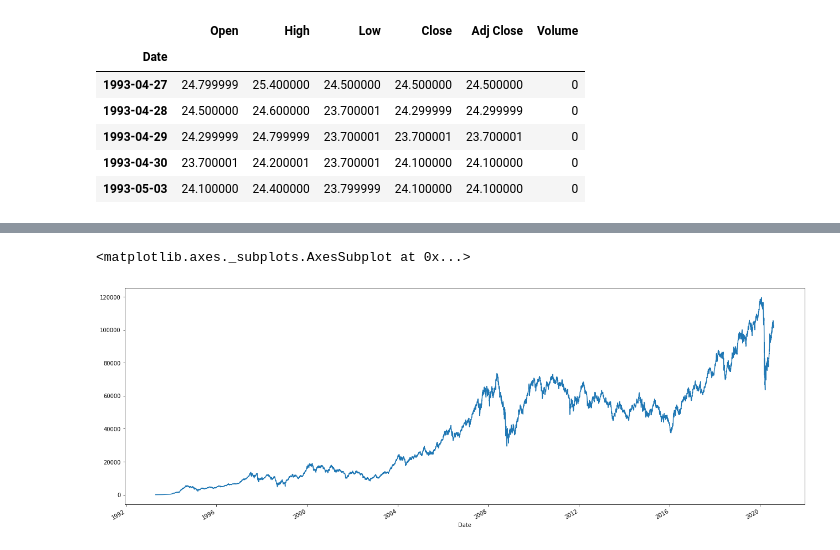
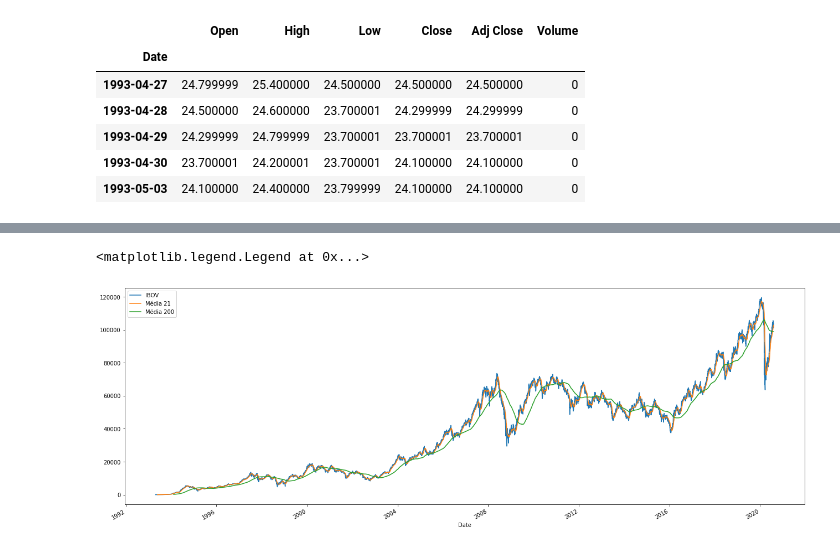
Before and after one commit to Angelicogfa/AnaliseFinanceiraApiYahoo, a Jupyter notebook: AnaliseFinanceiraApiBolsa.ipynb, the cells around one changed output, grey strips where cells are left out. Drawn from its saved outputs; the diff is of its cells as text; code cells hidden in the pictures.

```diff
--- a/AnaliseFinanceiraApiBolsa.ipynb
+++ b/AnaliseFinanceiraApiBolsa.ipynb
@@ -60,5 +62,8 @@ ibov.tail()
-# %%
-ibov['Close'].plot(figsize=(22,8))
-# %% [output]
-<matplotlib.axes._subplots.AxesSubplot at 0x...>
-[figure, removed]
+# %%
+ibov['Close'].plot(figsize=(22,8), label='IBOV')
+ibov['Close'].rolling(20).mean().plot(figsize=(22,8), label='Média 21')
+ibov['Close'].rolling(200).mean().plot(figsize=(22,8), label='Média 200')
+plt.legend()
+# %% [output]
+<matplotlib.legend.Legend at 0x...>
+[figure, added]
```
Also changed, not shown: parts of 3 cells of this notebook.
